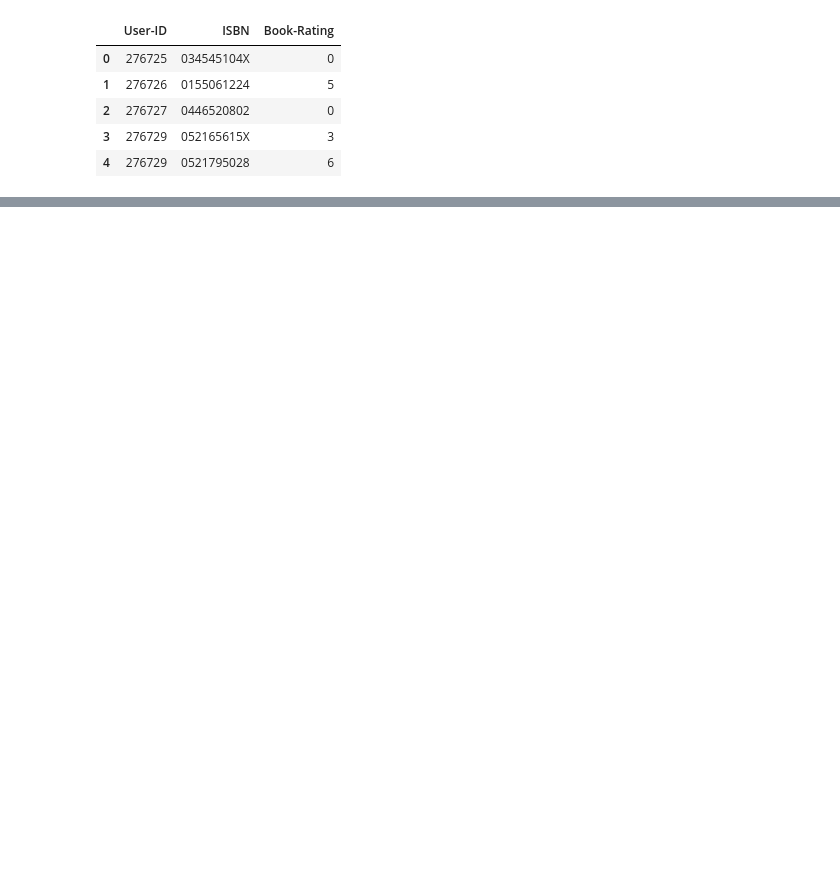
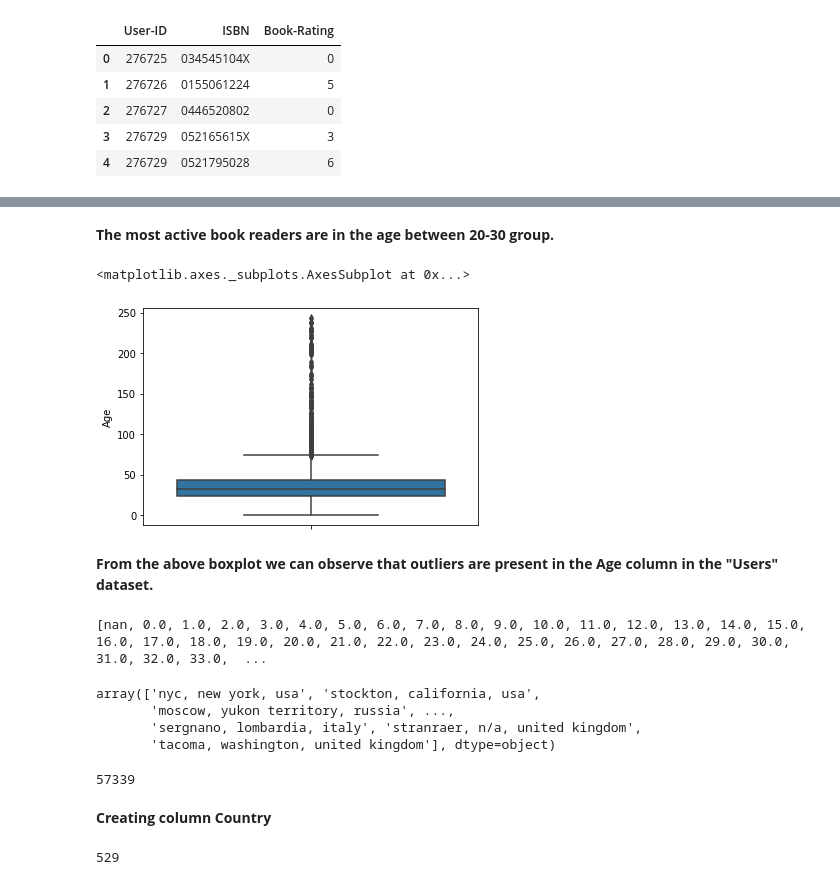
Before and after one commit to CodeWithSridhar/Book-Recommendation-System, a Jupyter notebook: Book_Recommendation_System.ipynb, the cells around one changed output, grey strips where cells are left out. Drawn from its saved outputs; the diff is of its cells as text; code cells hidden in the pictures; blank space fills up the shorter version.

```diff
--- a/Book_Recommendation_System.ipynb
+++ b/Book_Recommendation_System.ipynb
@@ -57,0 +98,35 @@ ratings.head()
+# %% [markdown]
+**The most active book readers are in the age between 20-30 group.**
+# %%
+# checking outliers through boxplot
+sns.boxplot(data=users, y='Age')
+# %% [output]
+<matplotlib.axes._subplots.AxesSubplot at 0x...>
+[figure, added]
+# %% [markdown]
+**From the above boxplot we can observe that outliers are present in the Age column in the "Users" dataset.**
+# %%
+# Checking the unique value of users age
+print(sorted(users.Age.unique()))
+# %% [output]
+[nan, 0.0, 1.0, 2.0, 3.0, 4.0, 5.0, 6.0, 7.0, 8.0, 9.0, 10.0, 11.0, 12.0, 13.0, 14.0, 15.0, 16.0, 17.0, 18.0, 19.0, 20.0, 21.0, 22.0, 23.0, 24.0, 25.0, 26.0, 27.0, 28.0, 29.0, 30.0, 31.0, 32.0, 33.0,  ...
+# %%
+users.Location.unique()
+# %% [output]
+array(['nyc, new york, usa', 'stockton, california, usa',
+       'moscow, yukon territory, russia', ...,
+       'sergnano, lombardia, italy', 'stranraer, n/a, united kingdom',
+       'tacoma, washington, united kingdom'], dtype=object)
+# %%
+users.Location.nunique()
+# %% [output]
+57339
+# %% [markdown]
+**Creating** **column Country**
+# %%
+for i in users:
+    users['Country']=users.Location.str.extract(r'\,+\s?(\w*\s?\w*)\"*$')
+
+print(users.Country.nunique())
+# %% [output]
+529
```
Also changed, not shown: parts of 21 cells of this notebook.
